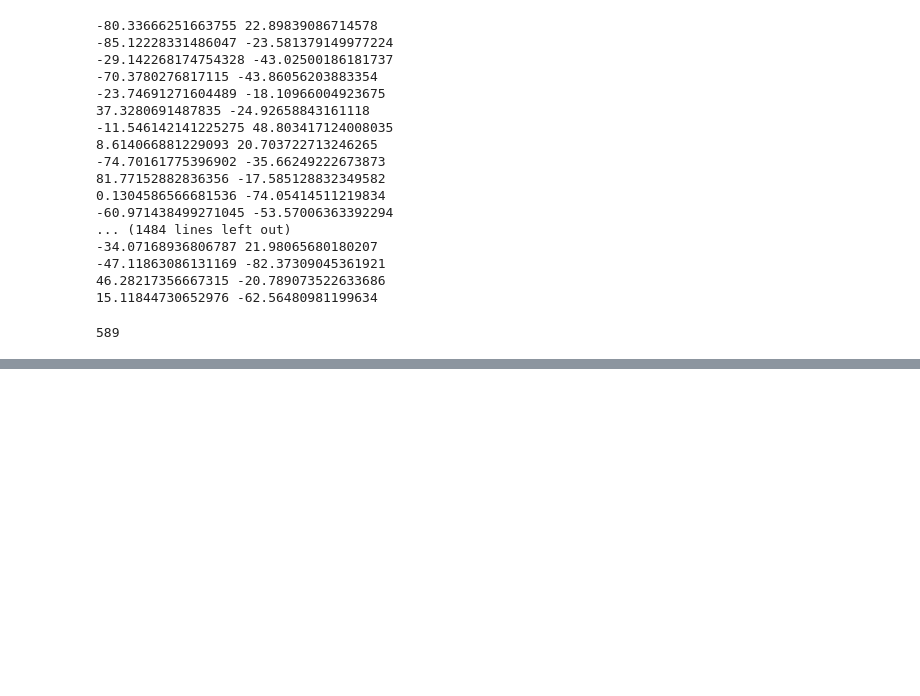
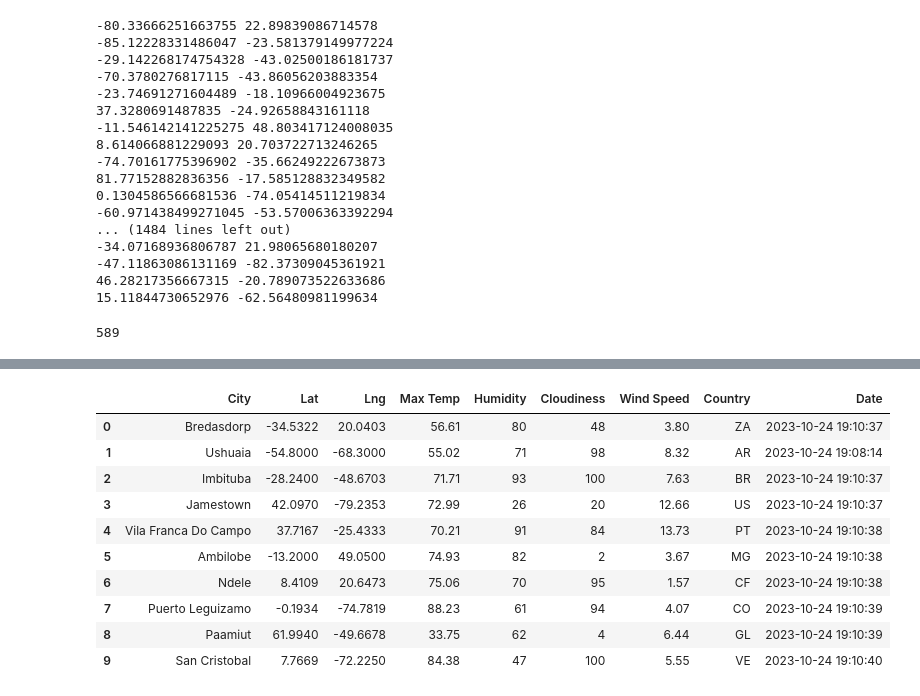
Before and after one commit to Uzbekcoder995/World_Weather_Analysis, a Jupyter notebook: WeatherPy.ipynb, the cells around one changed output, grey strips where cells are left out. Saved outputs shown, nothing was run; the diff lists cells and outputs as text; code cells hidden in the pictures; blank space fills up the shorter version.

```diff
--- a/WeatherPy.ipynb
+++ b/WeatherPy.ipynb
@@ -57,0 +153,16 @@ len(cities)
+# %%
+# Convert the array of dictionaries to a Pandas DataFrame.
+city_data_df = pd.DataFrame(city_data)
+city_data_df.head(10)
+# %% [output]
+|  | City | Lat | Lng | Max Temp | Humidity | Cloudiness | Wind Speed | Country | Date |
+| 0 | Bredasdorp | -34.5322 | 20.0403 | 56.61 | 80 | 48 | 3.80 | ZA | 2023-10-24 19:10:37 |
+| 1 | Ushuaia | -54.8000 | -68.3000 | 55.02 | 71 | 98 | 8.32 | AR | 2023-10-24 19:08:14 |
+| 2 | Imbituba | -28.2400 | -48.6703 | 71.71 | 93 | 100 | 7.63 | BR | 2023-10-24 19:10:37 |
+| 3 | Jamestown | 42.0970 | -79.2353 | 72.99 | 26 | 20 | 12.66 | US | 2023-10-24 19:10:37 |
+| 4 | Vila Franca Do Campo | 37.7167 | -25.4333 | 70.21 | 91 | 84 | 13.73 | PT | 2023-10-24 19:10:38 |
+| 5 | Ambilobe | -13.2000 | 49.0500 | 74.93 | 82 | 2 | 3.67 | MG | 2023-10-24 19:10:38 |
+| 6 | Ndele | 8.4109 | 20.6473 | 75.06 | 70 | 95 | 1.57 | CF | 2023-10-24 19:10:38 |
+| 7 | Puerto Leguizamo | -0.1934 | -74.7819 | 88.23 | 61 | 94 | 4.07 | CO | 2023-10-24 19:10:39 |
+| 8 | Paamiut | 61.9940 | -49.6678 | 33.75 | 62 | 4 | 6.44 | GL | 2023-10-24 19:10:39 |
+| 9 | San Cristobal | 7.7669 | -72.2250 | 84.38 | 47 | 100 | 5.55 | VE | 2023-10-24 19:10:40 |
```
Also changed, not shown: parts of 6 cells of this notebook, 1 other file.
